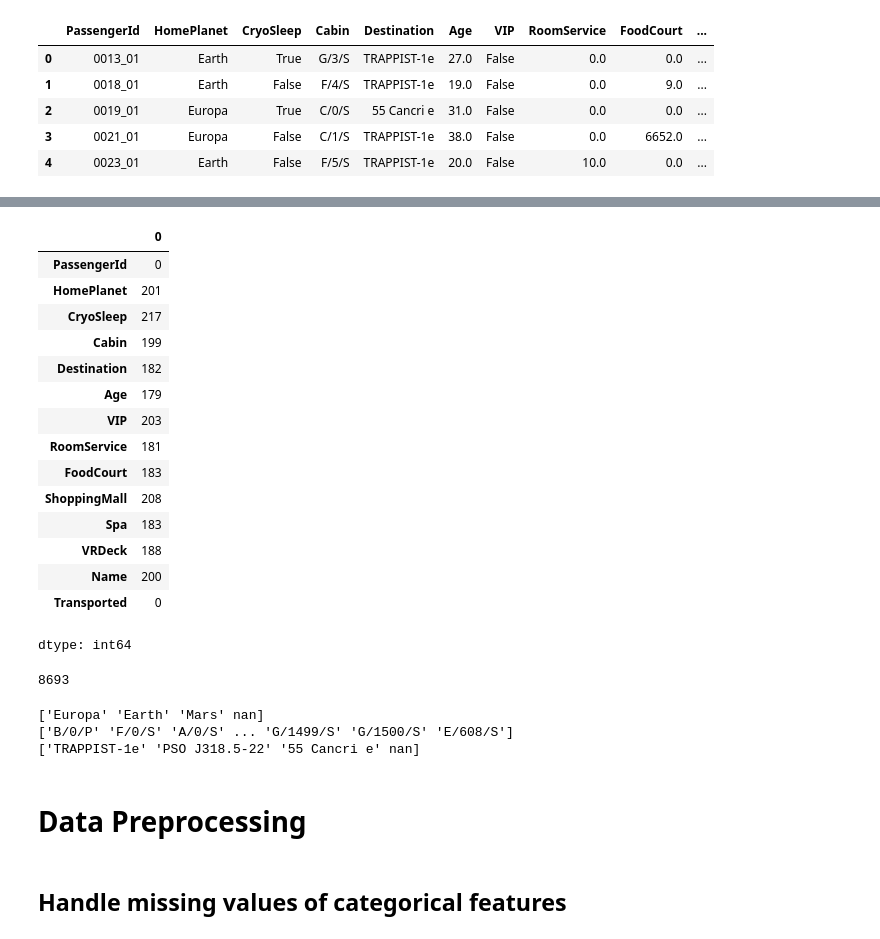
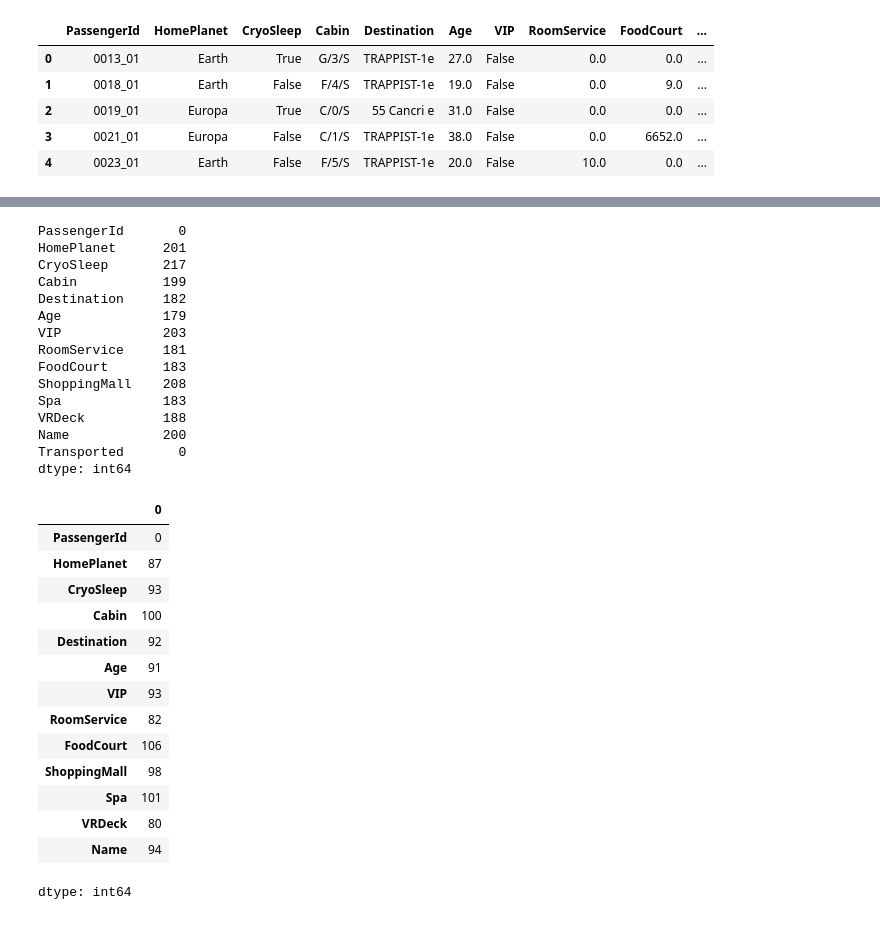
Before and after one commit to zaranasavani/Spaceship-Titanic, a Jupyter notebook: Spaceship_Titanic.ipynb, the cells around one changed output, grey strips where cells are left out. Cells and saved outputs as stored; diff of their text form; code cells hidden in the pictures.

```diff
--- a/Spaceship_Titanic.ipynb
+++ b/Spaceship_Titanic.ipynb
@@ -13,8 +10,7 @@ Archive:  /content/spaceship-titanic.zip
 # %%
 import pandas as pd
 
-
-train_data = pd.read_csv('/content/data/train.csv')
+train_data = pd.read_csv("./data/train.csv")
 train_data.head()
 # %% [output]
 |  | PassengerId | HomePlanet | CryoSleep | Cabin | Destination | Age | VIP | RoomService | FoodCourt | ... |
@@ -24,7 +20,7 @@ train_data.head()
 | 3 | 0003_02 | Europa | False | A/0/S | TRAPPIST-1e | 33.0 | False | 0.0 | 1283.0 | ... |
 | 4 | 0004_01 | Earth | False | F/1/S | TRAPPIST-1e | 16.0 | False | 303.0 | 70.0 | ... |
 # %%
-test_data = pd.read_csv('/content/data/test.csv')
+test_data = pd.read_csv("./data/test.csv")
 test_data.head()
 # %% [output]
 |  | PassengerId | HomePlanet | CryoSleep | Cabin | Destination | Age | VIP | RoomService | FoodCourt | ... |
@@ -58,39 +63,34 @@ memory usage: 891.5+ KB
-# %%
-train_data.isnull().sum()
-# %% [output]
-|  | 0 |
-| PassengerId | 0 |
-| HomePlanet | 201 |
-| CryoSleep | 217 |
-| Cabin | 199 |
-| Destination | 182 |
-| Age | 179 |
-| VIP | 203 |
-| RoomService | 181 |
-| FoodCourt | 183 |
-| ShoppingMall | 208 |
-| Spa | 183 |
-| VRDeck | 188 |
-| Name | 200 |
-| Transported | 0 |
-dtype: int64
-# %%
-len(train_data)
-# %% [output]
-8693
-# %%
-home = train_data["HomePlanet"].unique()
-cabin = train_data["Cabin"].unique()
-destination = train_data["Destination"].unique()
-
-print(home)
-print(cabin)
-print(destination)
-# %% [output]
-['Europa' 'Earth' 'Mars' nan]
-['B/0/P' 'F/0/S' 'A/0/S' ... 'G/1499/S' 'G/1500/S' 'E/608/S']
-['TRAPPIST-1e' 'PSO J318.5-22' '55 Cancri e' nan]
-# %% [markdown]
-# Data Preprocessing
-# %% [markdown]
-## Handle missing values of categorical features
+# %%
+print(train_data.isnull().sum())
+test_data.isnull().sum()
+# %% [output]
+PassengerId       0
+HomePlanet      201
+CryoSleep       217
+Cabin           199
+Destination     182
+Age             179
+VIP             203
+RoomService     181
+FoodCourt       183
+ShoppingMall    208
+Spa             183
+VRDeck          188
+Name            200
+Transported       0
+dtype: int64
+|  | 0 |
+| PassengerId | 0 |
+| HomePlanet | 87 |
+| CryoSleep | 93 |
+| Cabin | 100 |
+| Destination | 92 |
+| Age | 91 |
+| VIP | 93 |
+| RoomService | 82 |
+| FoodCourt | 106 |
+| ShoppingMall | 98 |
+| Spa | 101 |
+| VRDeck | 80 |
+| Name | 94 |
+dtype: int64
```
Also changed, not shown: parts of 40 cells of this notebook.
